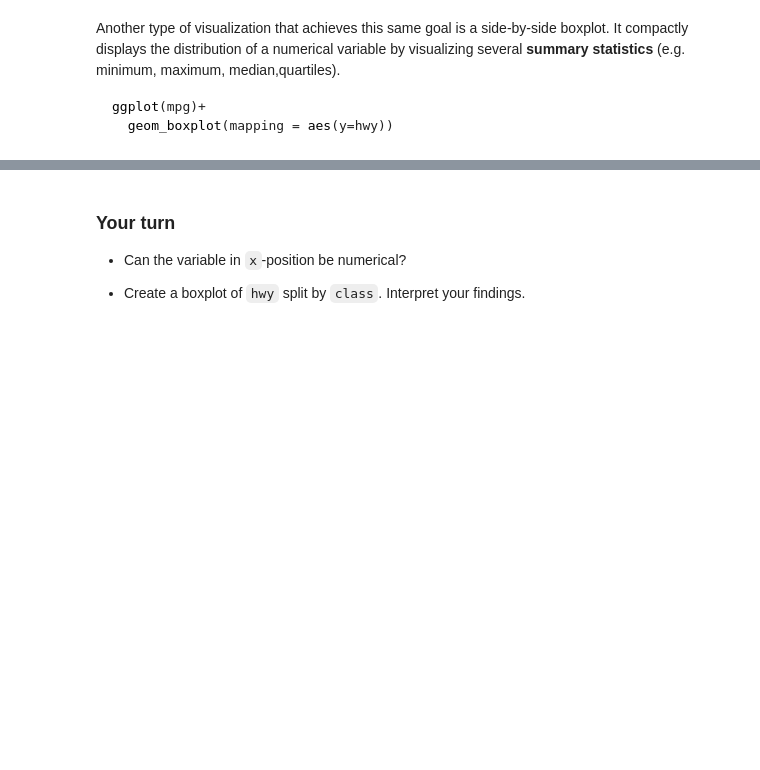
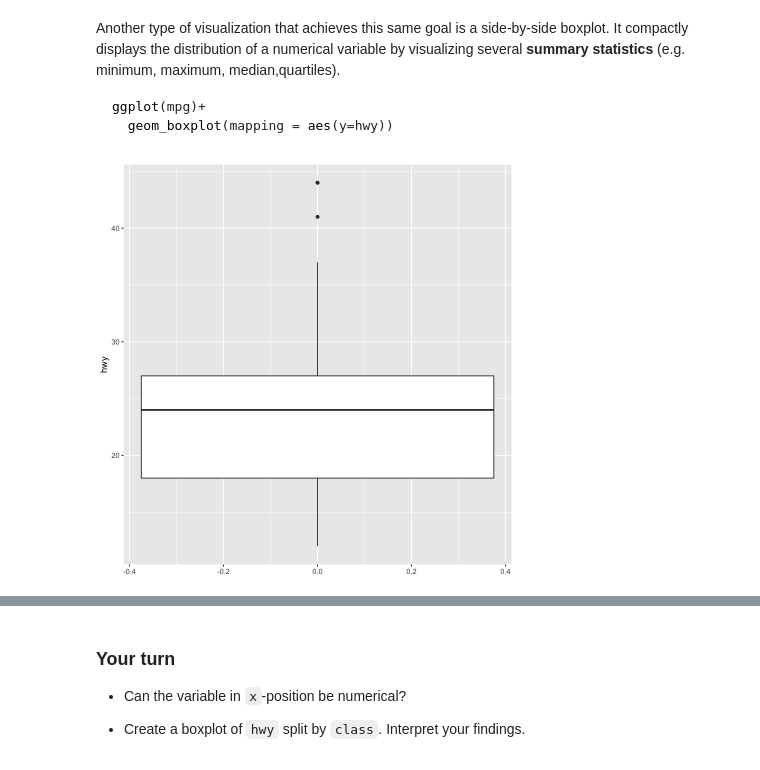
Before and after one commit to jzcpanda/390R-2021fall, a Jupyter notebook: Data visualization 2.ipynb, the cells around one changed output, grey strips where cells are left out. Saved outputs shown, nothing was run; the diff lists cells and outputs as text; code cells hidden in the pictures; blank space fills up the shorter version.

````diff
--- a/Data visualization 2.ipynb
+++ b/Data visualization 2.ipynb
@@ -288,6 +288,11 @@ It compactly displays the distribution of a numerical variable by visualizing se
 ggplot(mpg)+
   geom_boxplot(mapping = aes(y=hwy))
 ```
+# %%
+ggplot(mpg)+
+  geom_boxplot(mapping = aes(y=hwy))
+# %% [output]
+[figure, added]
 # %% [markdown]
 The boxplot summarizes the 234 points by cutting them into quartiles at the dashed lines, where each quartile contains roughly `234/5=47` observations. Thus
 
````
Also changed, not shown: parts of 1 cell of this notebook.
